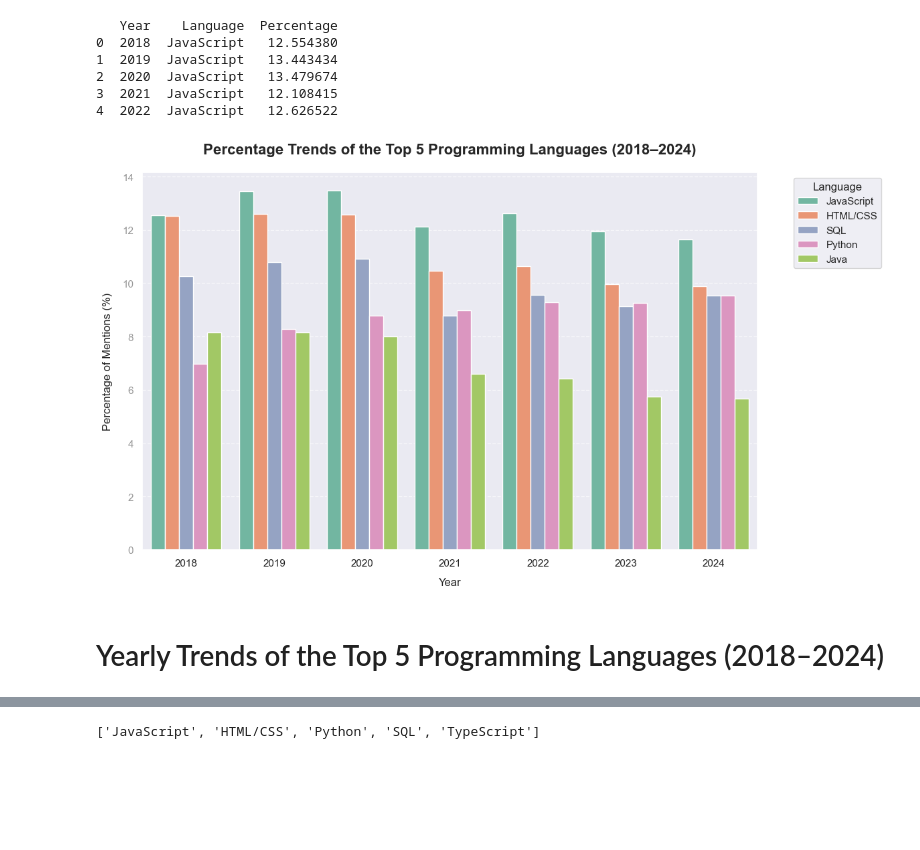
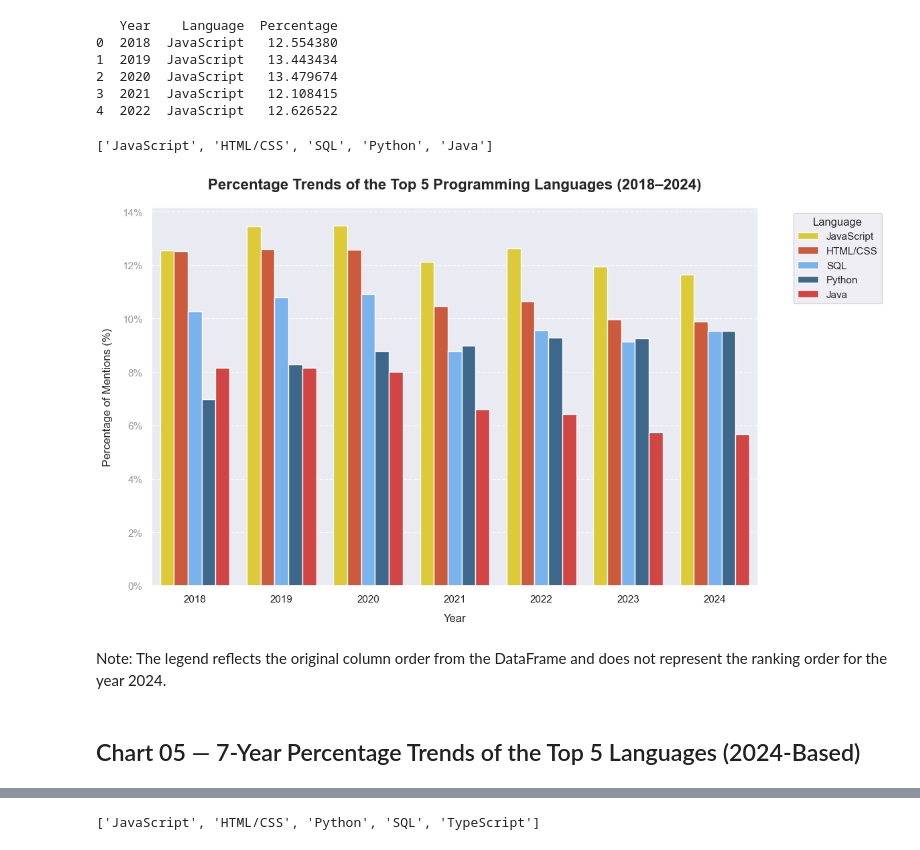
Before and after one commit to GitToKenn/dev-language-trends-2018-2024, a Jupyter notebook: notebook/02_language_trend_analysis.ipynb, the cells around one changed output, grey strips where cells are left out. Cells and saved outputs as stored; diff of their text form; code cells hidden in the pictures; blank space fills up the shorter version.

```diff
--- a/notebook/02_language_trend_analysis.ipynb
+++ b/notebook/02_language_trend_analysis.ipynb
@@ -395,35 +401,50 @@ print(df_top5_pct_melted.head())
 2  2020  JavaScript   13.479674
 3  2021  JavaScript   12.108415
 4  2022  JavaScript   12.626522
+# %%
+print(top5_langs)
+# %% [output]
+['JavaScript', 'HTML/CSS', 'SQL', 'Python', 'Java']
+# %%
+#color
+palette = [color_map[lang] for lang in top5_langs]
 # %%
 plt.figure(figsize=(12, 7))
 
 # Plot
 sns.barplot(data=df_top5_pct_melted,
             x='Year',
             y='Percentage',
             hue='Language',
-            palette='Set2',
+            palette=palette,
             hue_order=top5_langs)
 
 # Title & labels
 plt.title("Percentage Trends of the Top 5 Programming Languages (2018–2024)",
-          fontsize=16, fontweight="bold", pad=20)
-plt.xlabel("Year", labelpad=10)
-plt.ylabel("Percentage of Mentions (%)", labelpad=10)
+          fontsize=16,
+          fontweight="bold",
+          pad=20)
+plt.xlabel("Year",
+           labelpad=10)
+plt.ylabel("Percentage of Mentions (%)",
+           labelpad=10)
 
 # Grid & styling
-plt.grid(axis='y', linestyle='--', alpha=0.7)
+plt.grid(axis='y',
+         linestyle='--',
+         alpha=0.7)
 plt.xticks(rotation=0)
-plt.yticks(color='grey', alpha=0.8)
+plt.yticks(color='grey',
+           alpha=0.8)
+plt.gca().yaxis.set_major_formatter(StrMethodFormatter('{x:.0f}%'))
 
 # Legend
 plt.legend(title='Language',
            bbox_to_anchor=(1.05, 1),
            loc='upper left')
 
 # Format and show
 plt.tight_layout()
 plt.show()
 # %% [output]
-[figure, old version]
+[figure, new version]
@@ -432,2 +451,4 @@ plt.show()
+# %% [markdown]
+Note: The legend reflects the original column order from the DataFrame and does not represent the ranking order for the year 2024.
 # %% [markdown]
-# Yearly Trends of the Top 5 Programming Languages (2018–2024)
+## Chart 05 — 7-Year Percentage Trends of the Top 5 Languages (2024-Based)
```
Also changed, not shown: parts of 21 cells of this notebook.
